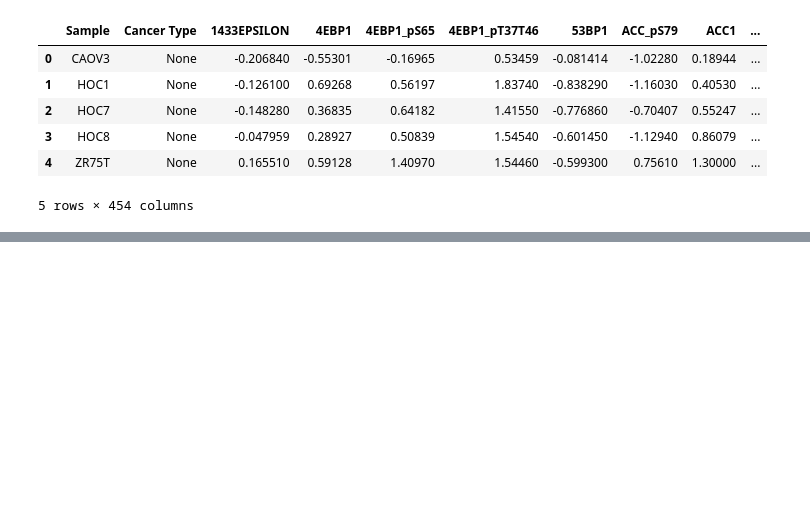
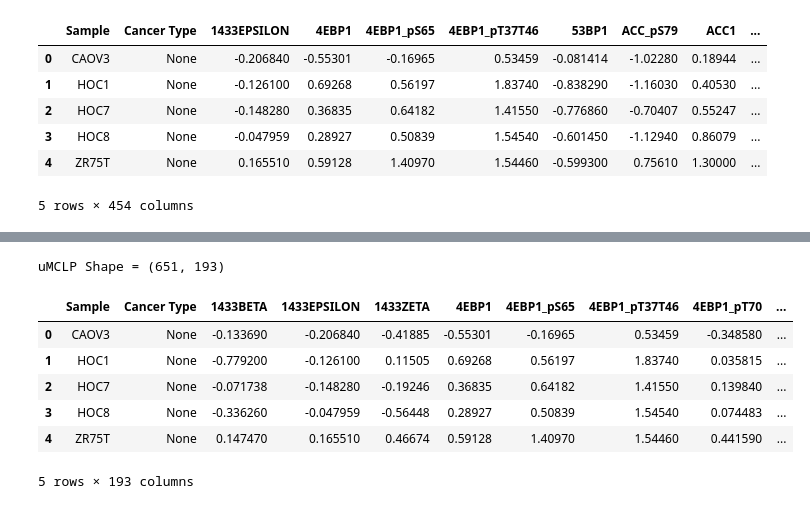
Before and after one commit to Albertykeyboard/Portfolio, a Jupyter notebook: TNBC Analysis and ML/Formatting Playground.ipynb, the cells around one changed output, grey strips where cells are left out. Saved outputs shown, nothing was run; the diff lists cells and outputs as text; code cells hidden in the pictures; blank space fills up the shorter version.

```diff
--- a/TNBC Analysis and ML/Formatting Playground.ipynb
+++ b/TNBC Analysis and ML/Formatting Playground.ipynb
@@ -99,0 +141,13 @@ Shape = (7694, 261)
+# %%
+uMCLP = MCLP[u].copy(deep = True) #run a deep copy just incase modification of original list could occur.
+print ('uMCLP Shape =', uMCLP.shape)
+uMCLP.head()
+# %% [output]
+uMCLP Shape = (651, 193)
+|  | Sample | Cancer Type | 1433BETA | 1433EPSILON | 1433ZETA | 4EBP1 | 4EBP1_pS65 | 4EBP1_pT37T46 | 4EBP1_pT70 | ... |
+| 0 | CAOV3 | None | -0.133690 | -0.206840 | -0.41885 | -0.55301 | -0.16965 | 0.53459 | -0.348580 | ... |
+| 1 | HOC1 | None | -0.779200 | -0.126100 | 0.11505 | 0.69268 | 0.56197 | 1.83740 | 0.035815 | ... |
+| 2 | HOC7 | None | -0.071738 | -0.148280 | -0.19246 | 0.36835 | 0.64182 | 1.41550 | 0.139840 | ... |
+| 3 | HOC8 | None | -0.336260 | -0.047959 | -0.56448 | 0.28927 | 0.50839 | 1.54540 | 0.074483 | ... |
+| 4 | ZR75T | None | 0.147470 | 0.165510 | 0.46674 | 0.59128 | 1.40970 | 1.54460 | 0.441590 | ... |
+5 rows × 193 columns
```
Also changed, not shown: parts of 19 cells of this notebook, 1 other file.
